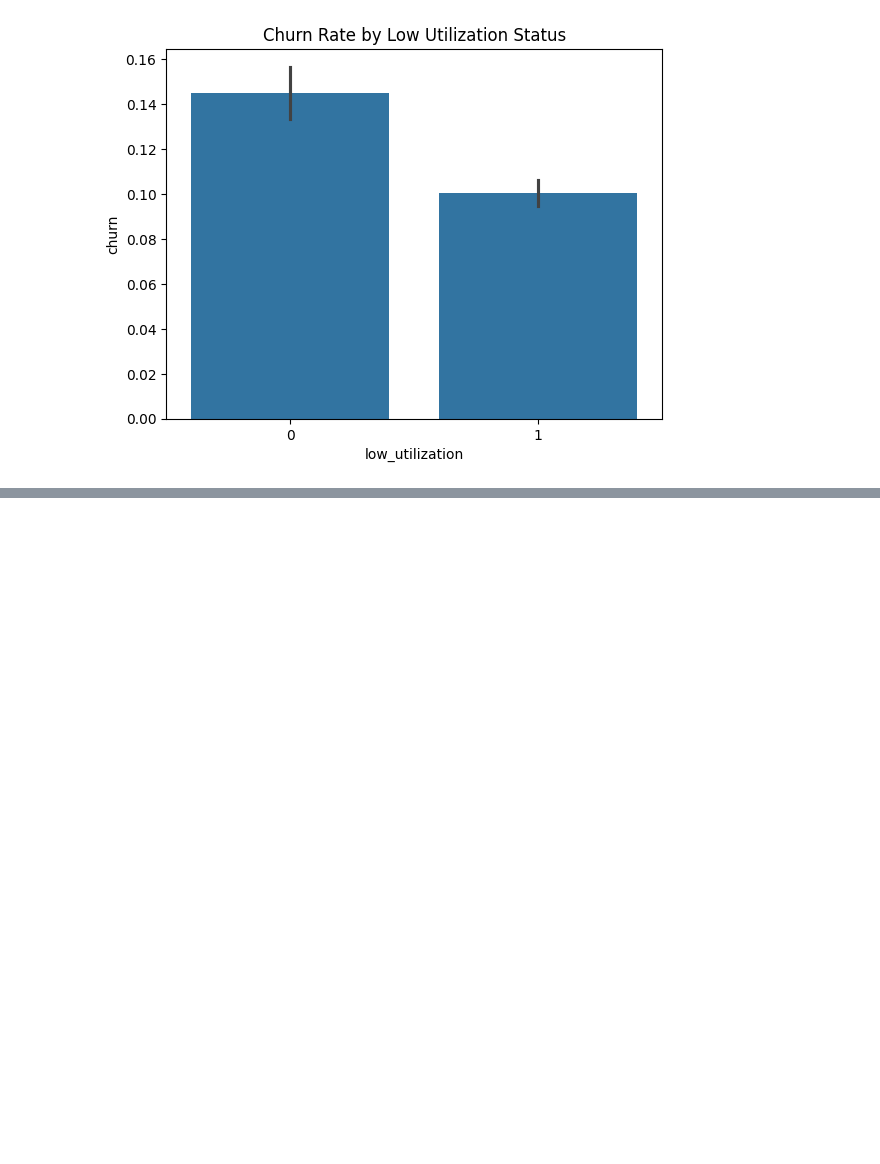
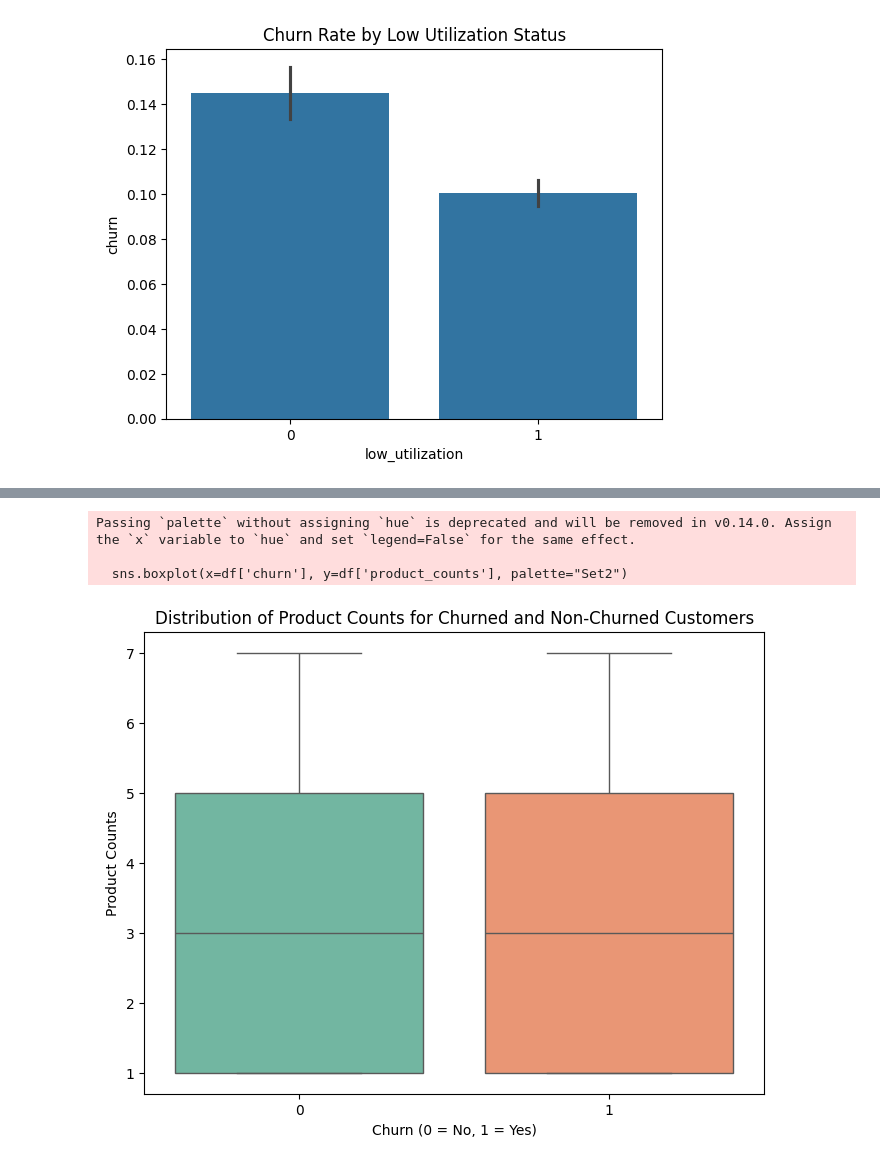
Before and after one commit to Jayasankari19/DS_mini, a Jupyter notebook: target_variable.ipynb, the cells around one changed output, grey strips where cells are left out. Saved outputs shown, nothing was run; the diff lists cells and outputs as text; code cells hidden in the pictures; blank space fills up the shorter version.

```diff
--- a/target_variable.ipynb
+++ b/target_variable.ipynb
@@ -10,7 +10,10 @@ from sklearn.preprocessing import StandardScaler
 from sklearn.model_selection import GridSearchCV
 
 # Load the dataset
-file_path = 'C:/Users/JayasankariRR/Desktop/DS_mini/merged_data 3 1.csv'
+# file_path = 'C:/Users/JayasankariRR/Desktop/DS_mini/merged_data 3 1.csv'
+file_path = 'C:/Users/RAAJKOMAHAN/Desktop/DS_mini/data.csv'  # ✅ Works fine
+
+
 df = pd.read_csv(file_path)
 
 # Display the first few rows of the dataset
@@ -56,7 +59,9 @@ print("\nUpdated Dataset with Churn Column:")
 print(df.head())
 
 # Save the updated dataset to a new CSV file
-output_file_path = 'C:/Users/JayasankariRR/Desktop/DS_mini/updated_dataset_with_churn.csv'  # Update with your desired file path
+# output_file_path = 'C:/Users/JayasankariRR/Desktop/DS_mini/updated_dataset_with_churn.csv'  # Update with your desired file path
+output_file_path  = 'C:/Users/RAAJKOMAHAN/Desktop/DS_mini/updated_dataset_with_churn.csv'
+
 df.to_csv(output_file_path, index=False)
 
 print(f"\nUpdated dataset with 'churn' column has been saved to: {output_file_path}")
@@ -166,16 +105,0 @@ Note: you may need to restart the kernel to use updated packages.
-# %%
-# Bin outage counts
-df['outage_severity'] = pd.cut(df['num_high_sev_outages'],
-                              bins=[-1, 0, 1, 5, np.inf],
-                              labels=['None','Low','Medium','High'])
-
-# ANOVA test
-groups = [group['churn'] for name, group in df.groupby('outage_severity')]
-f_stat, pval = stats.f_oneway(*groups)
-print(f"Outage severity p-value: {pval:.4f}")
-
-# Visualize
-df.groupby('outage_severity')['churn'].mean().plot(kind='bar')
-plt.title('Churn Rate by Outage Severity')
-plt.ylabel('Churn Rate')
-plt.show()
@@ -257,0 +106,22 @@ NameError: name 'sm' is not defined
+# %%
+import matplotlib.pyplot as plt
+import seaborn as sns
+
+# Set plot size
+plt.figure(figsize=(8, 6))
+
+# Create a box plot
+sns.boxplot(x=df['churn'], y=df['product_counts'], palette="Set2")
+
+# Set labels and title
+plt.xlabel("Churn (0 = No, 1 = Yes)")
+plt.ylabel("Product Counts")
+plt.title("Distribution of Product Counts for Churned and Non-Churned Customers")
+
+# Show the plot
+plt.show()
+# %% [output]
+Passing `palette` without assigning `hue` is deprecated and will be removed in v0.14.0. Assign the `x` variable to `hue` and set `legend=False` for the same effect.
+
+  sns.boxplot(x=df['churn'], y=df['product_counts'], palette="Set2")
+[figure, added]
```
Also changed, not shown: parts of 14 cells of this notebook.
